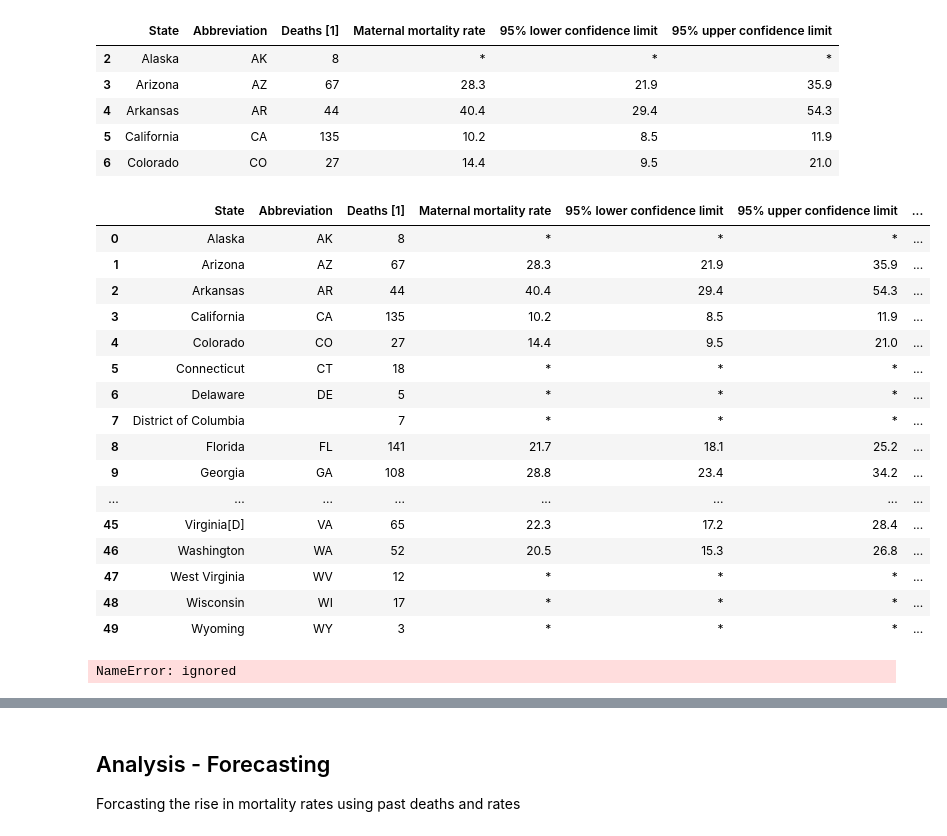
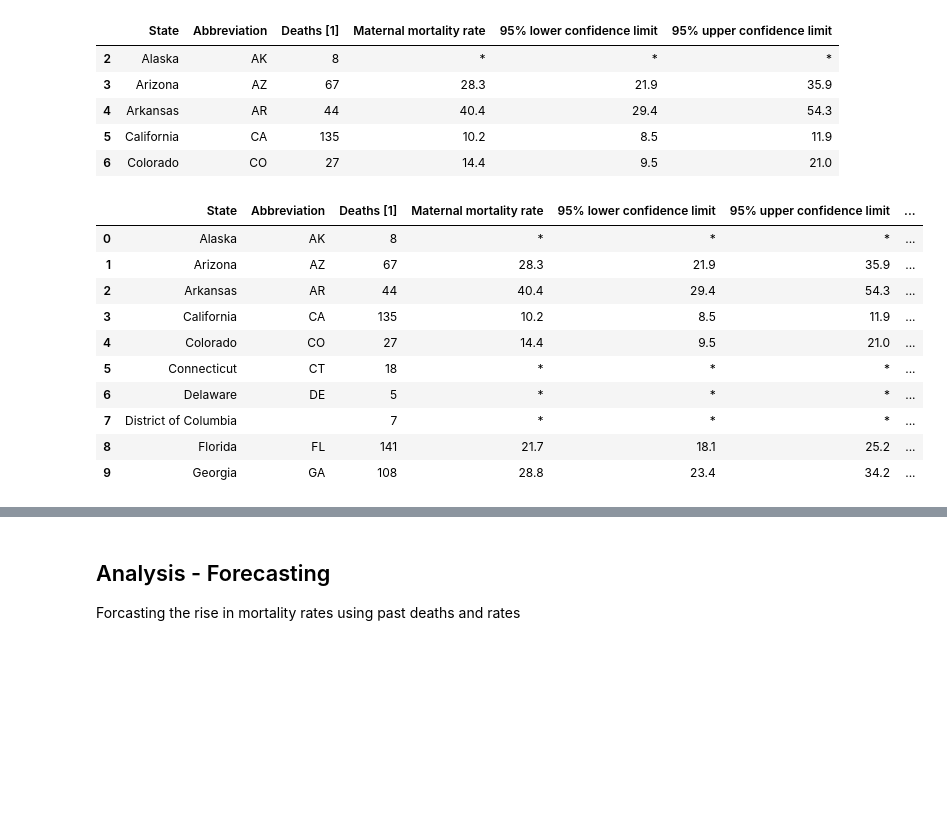
Before and after one commit to TuckerRasbury/00_MaternalMortalityandAbortionRelatedStatistics, a Jupyter notebook: 01_DataWrangling_PublicData.ipynb, the cells around one changed output, grey strips where cells are left out. Drawn from its saved outputs; the diff is of its cells as text; code cells hidden in the pictures; blank space fills up the shorter version.

```diff
--- a/01_DataWrangling_PublicData.ipynb
+++ b/01_DataWrangling_PublicData.ipynb
@@ -259,24 +266,18 @@ VitalStatistics_df.head()
 # %%
 ## Joining Tables 1 & 2 | Footnote - https://towardsdatascience.com/left-join-with-pandas-data-frames-in-python-c29c85089ba4
 Forecast_raw_df = VitalStatistics_df.merge(guardian_abortiontracker, on='State', how='left')
-Forecast_raw_df
+Forecast_raw_df.head(10)
 # %% [output]
 |  | State | Abbreviation | Deaths [1] | Maternal mortality rate | 95% lower confidence limit | 95% upper confidence limit | ... |
 | 0 | Alaska | AK | 8 | * | * | * | ... |
 | 1 | Arizona | AZ | 67 | 28.3 | 21.9 | 35.9 | ... |
 | 2 | Arkansas | AR | 44 | 40.4 | 29.4 | 54.3 | ... |
 | 3 | California | CA | 135 | 10.2 | 8.5 | 11.9 | ... |
 | 4 | Colorado | CO | 27 | 14.4 | 9.5 | 21.0 | ... |
 | 5 | Connecticut | CT | 18 | * | * | * | ... |
 | 6 | Delaware | DE | 5 | * | * | * | ... |
 | 7 | District of Columbia |  | 7 | * | * | * | ... |
 | 8 | Florida | FL | 141 | 21.7 | 18.1 | 25.2 | ... |
 | 9 | Georgia | GA | 108 | 28.8 | 23.4 | 34.2 | ... |
-| ... | ... | ... | ... | ... | ... | ... | ... |
-| 45 | Virginia[D] | VA | 65 | 22.3 | 17.2 | 28.4 | ... |
-| 46 | Washington | WA | 52 | 20.5 | 15.3 | 26.8 | ... |
-| 47 | West Virginia | WV | 12 | * | * | * | ... |
-| 48 | Wisconsin | WI | 17 | * | * | * | ... |
-| 49 | Wyoming | WY | 3 | * | * | * | ... |
 # %%
 ### Cleaning Columns - Delete superfluous columns
@@ -288,4 +284,0 @@ Forecast_df.head()
-# %%
-Forecast_df.describe()
-# %% [output]
-NameError: ignored
```
Also changed, not shown: parts of 14 cells of this notebook.
